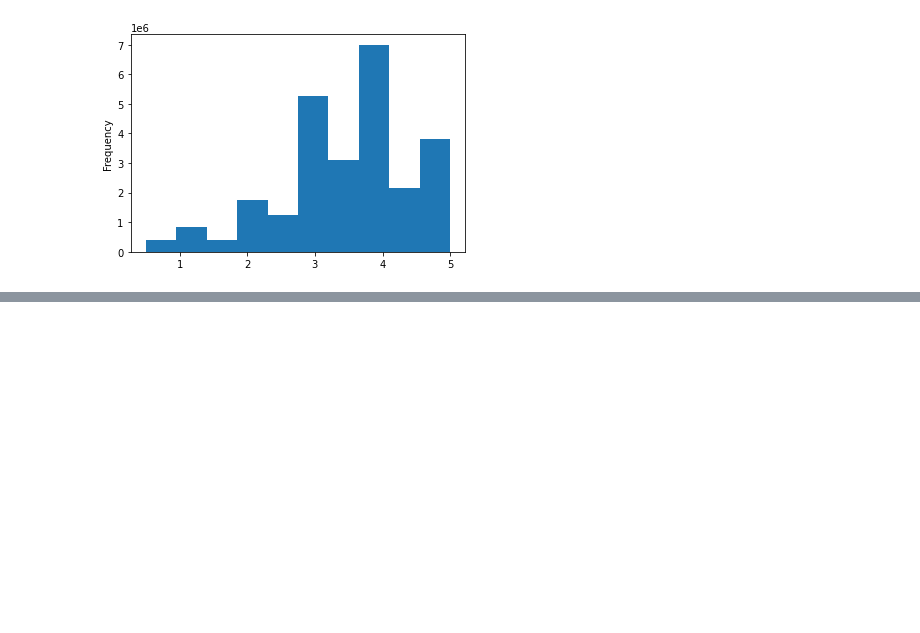
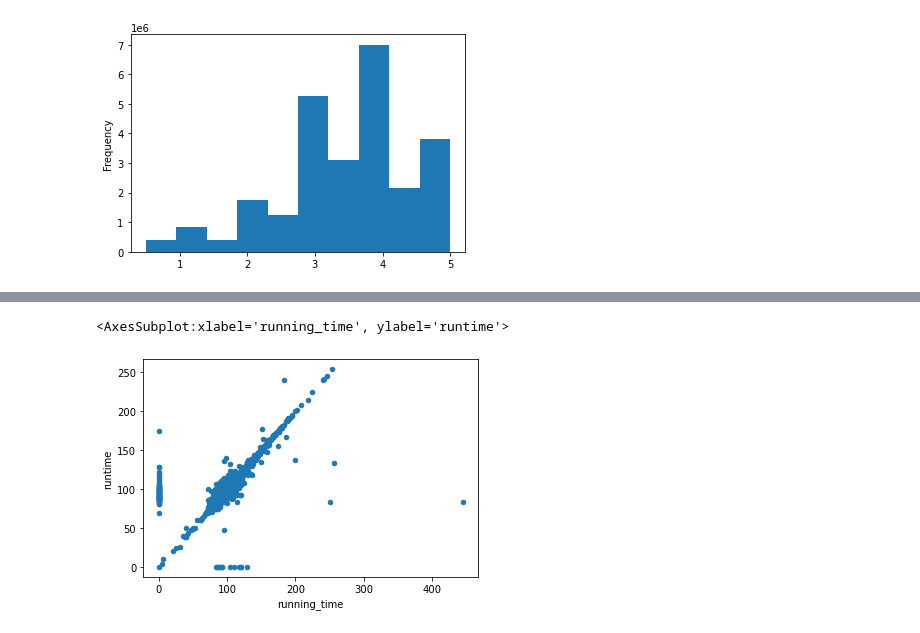
Before and after one commit to mobinapiracha/Movies_ETL, a Jupyter notebook: Movies.ipynb, the cells around one changed output, grey strips where cells are left out. Drawn from its saved outputs; the diff is of its cells as text; code cells hidden in the pictures; blank space fills up the shorter version.

Commit message:
data cleaning complete

```diff
--- a/Movies.ipynb
+++ b/Movies.ipynb
@@ -844,3 +857,8 @@ Name: rating, dtype: float64
 [figure]
 # %%
 #data seems to make sense
+# %%
+#Let's merge both the wikipedia and kaggle data with an inner join
+#once we've merged the data we have to look for redundant
+# we will use suffix columns to make it easier to identify which table each column came from
+movies_df = pd.merge(wiki_movies_df, kaggle_metadata, on='imdb_id', suffixes=['_wiki', '_kaggle'])
@@ -846,0 +941,7 @@ Name: rating, dtype: float64
+# %%
+# A scatterplot is a great way to see how similar the columns are
+#If they're same we see a straight line otherwise they the points diverge
+movies_df.fillna(0).plot(x = 'running_time', y='runtime', kind='scatter')
+# %% [output]
+<AxesSubplot:xlabel='running_time', ylabel='runtime'>
+[figure, added]
```
Also changed, not shown: parts of 33 cells of this notebook.
